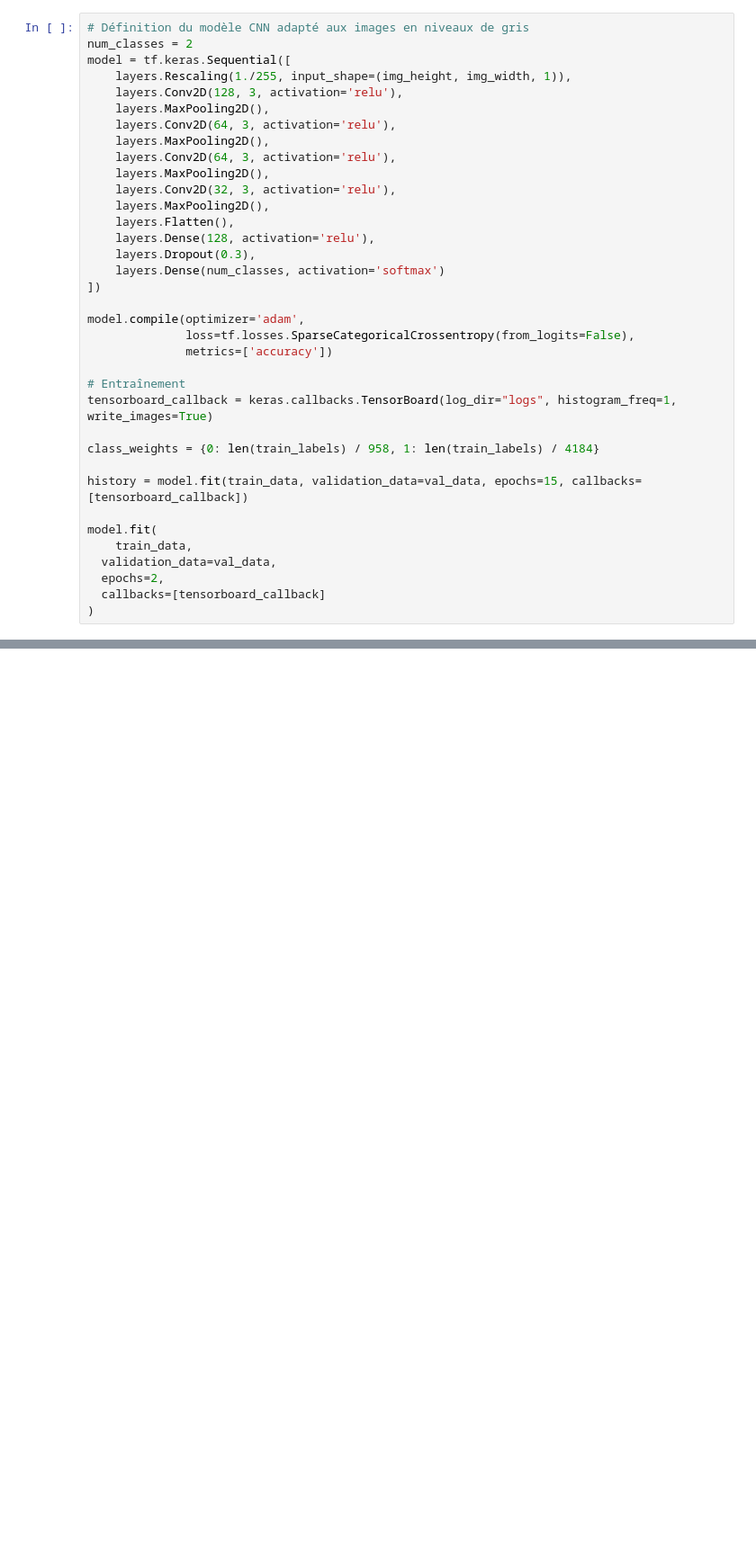
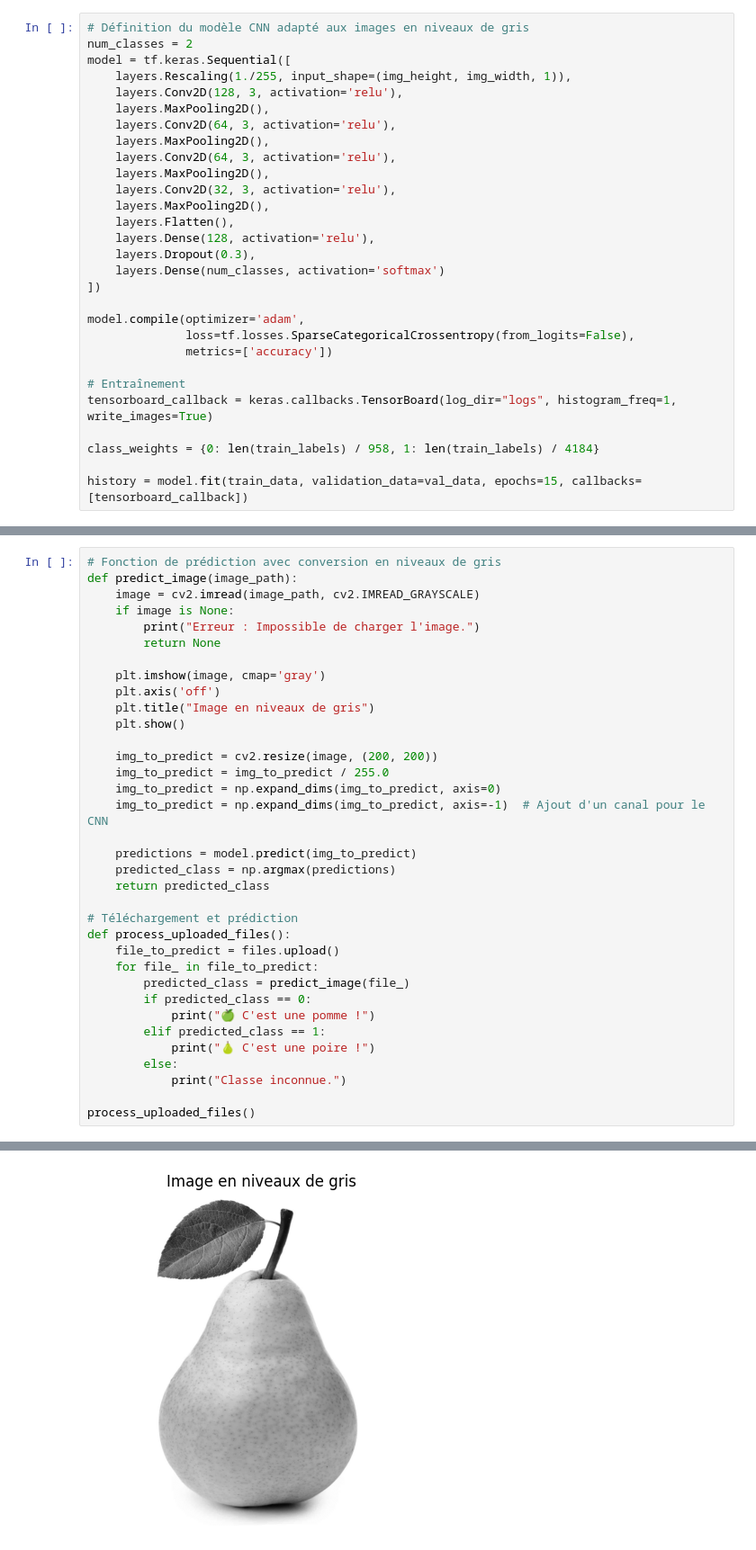
Before and after one commit to lucienrivat/PommePOire, a Jupyter notebook: PommePoir.ipynb, the cells around one changed output, grey strips where cells are left out. Shown: that part at 90% size. Drawn from its saved outputs; the diff is of its cells as text; blank space fills up the shorter version.

```diff
--- a/PommePoir.ipynb
+++ b/PommePoir.ipynb
@@ -123,11 +128,4 @@ tensorboard_callback = keras.callbacks.TensorBoard(log_dir="logs", histogram_fre
 class_weights = {0: len(train_labels) / 958, 1: len(train_labels) / 4184}
 
 history = model.fit(train_data, validation_data=val_data, epochs=15, callbacks=[tensorboard_callback])
-
-model.fit(
-    train_data,
-  validation_data=val_data,
-  epochs=2,
-  callbacks=[tensorboard_callback]
-)
 # %% [output]
@@ -203,0 +175,36 @@ ValueError: The truth value of an array with more than one element is ambiguous.
+# %%
+# Fonction de prédiction avec conversion en niveaux de gris
+def predict_image(image_path):
+    image = cv2.imread(image_path, cv2.IMREAD_GRAYSCALE)
+    if image is None:
+        print("Erreur : Impossible de charger l'image.")
+        return None
+
+    plt.imshow(image, cmap='gray')
+    plt.axis('off')
+    plt.title("Image en niveaux de gris")
+    plt.show()
+
+    img_to_predict = cv2.resize(image, (200, 200))
+    img_to_predict = img_to_predict / 255.0
+    img_to_predict = np.expand_dims(img_to_predict, axis=0)
+    img_to_predict = np.expand_dims(img_to_predict, axis=-1)  # Ajout d'un canal pour le CNN
+
+    predictions = model.predict(img_to_predict)
+    predicted_class = np.argmax(predictions)
+    return predicted_class
+
+# Téléchargement et prédiction
+def process_uploaded_files():
+    file_to_predict = files.upload()
+    for file_ in file_to_predict:
+        predicted_class = predict_image(file_)
+        if predicted_class == 0:
+            print("🍏 C'est une pomme !")
+        elif predicted_class == 1:
+            print("🍐 C'est une poire !")
+        else:
+            print("Classe inconnue.")
+
+process_uploaded_files()
+# %% [output]
@@ -203,0 +213 @@ ValueError: The truth value of an array with more than one element is ambiguous.
+[figure, added]
```
Also changed, not shown: parts of 5 cells of this notebook.
